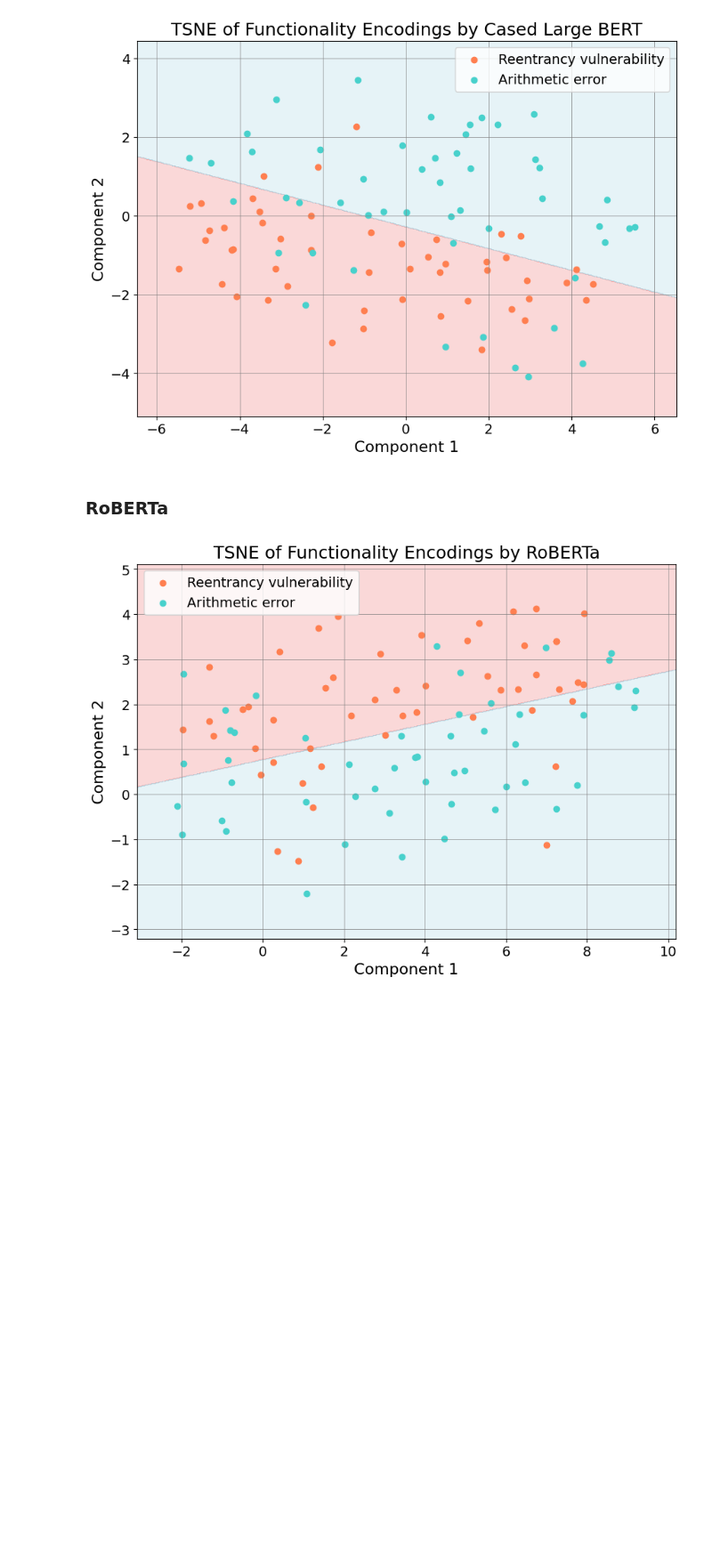
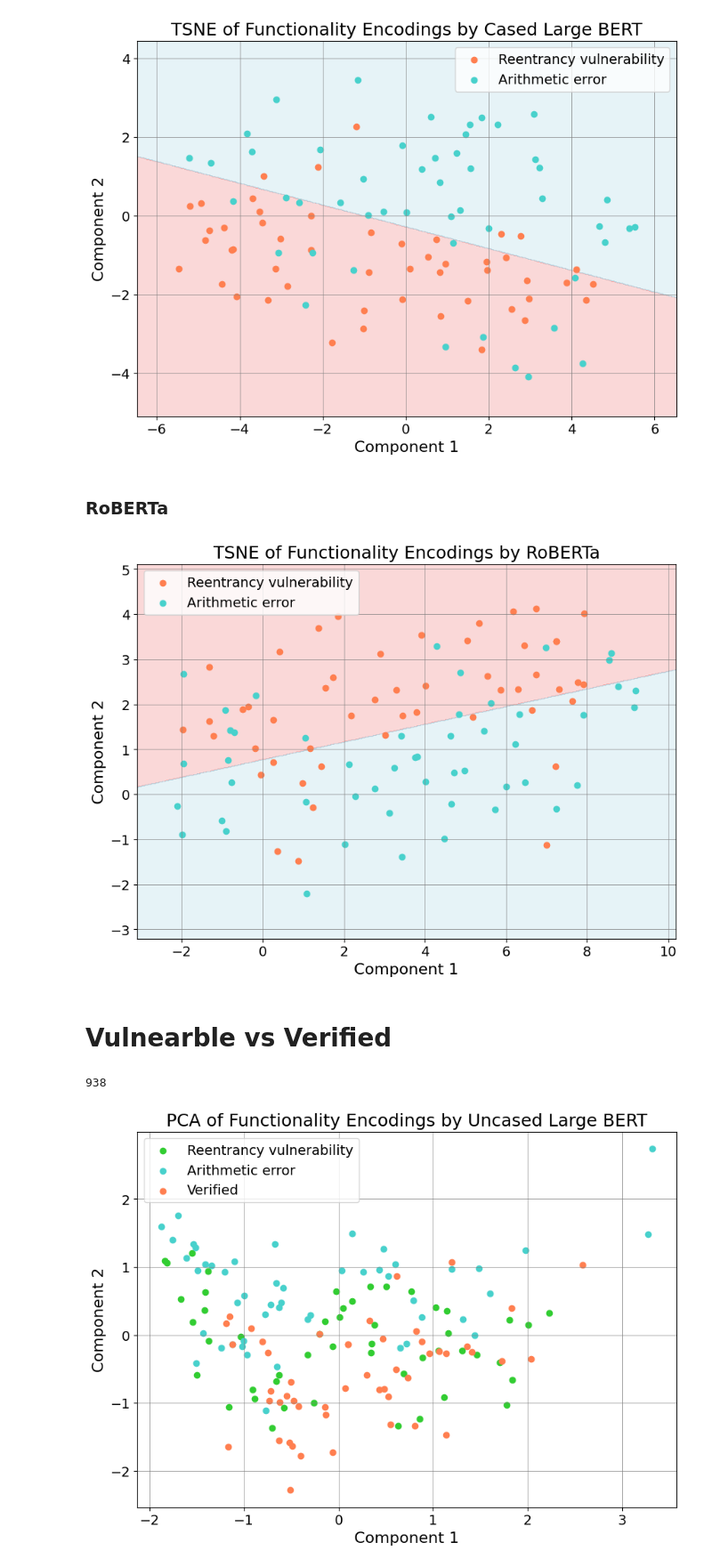
Before and after one commit to MSc-Smart-Contract-Auditing/data-lifecycle, a Jupyter notebook: data_analysis/enhanced-vulnerability-audits.ipynb, the cells around one changed output. Shown at 89% size. Drawn from its saved outputs; the diff is of its cells as text; code cells hidden in the pictures; blank space fills up the shorter version.

Commit message:
Clean up dataset and add comparison plots

```diff
--- a/data_analysis/enhanced-vulnerability-audits.ipynb
+++ b/data_analysis/enhanced-vulnerability-audits.ipynb
@@ -315,3 +298,49 @@ model = AutoModel.from_pretrained("FacebookAI/xlm-roberta-large")
 run_dim_reduction(combined_df, 'functionality', model, tokenizer, 'TSNE of Functionality Encodings by RoBERTa', 'tsne-functionality-roberta', Algo=TSNE)
 # %% [output]
 [figure]
+# %% [markdown]
+# Vulnearble vs Verified
+# %%
+verified_df = df[df['type'].str.contains('no vulnerability', case=False, na=False)]
+print(len(verified_df))
+# %% [output]
+938
+# %%
+combined_df = pd.concat([reentrancy_df.head(df_size), arithmetic_df.head(df_size), verified_df.head(df_size)])
+# %%
+def compare_embeddings(df, field, model, tokenizer, title, plotname, Algo=PCA, annotate=False):
+    queries = df[field]
+    encoded_queries = encode_queries(queries, model, tokenizer)
+
+    # Apply dimensionality reduction
+    algo_result = Algo(n_components=2).fit_transform(encoded_queries)
+
+    # Separate the results into two clusters
+    cluster_1 = algo_result[:df_size]
+    cluster_2 = algo_result[df_size:df_size*2]
+    cluster_v = algo_result[df_size*2:]
+
+    # Plot the clusters and decision boundary
+    plt.figure(figsize=(10, 7))
+    plt.scatter(cluster_1[:, 0], cluster_1[:, 1], c='limegreen', label='Reentrancy vulnerability')
+    plt.scatter(cluster_2[:, 0], cluster_2[:, 1], c='mediumturquoise', label='Arithmetic error')
+    plt.scatter(cluster_v[:, 0], cluster_v[:, 1], c='coral', label='Verified')
+
+    # Annotate points with query texts
+    if annotate:
+        for i, type in enumerate(df['type']):
+            plt.annotate(type, (algo_result[i, 0], algo_result[i, 1]))
+
+    plt.title(title)
+    plt.xlabel('Component 1')
+    plt.ylabel('Component 2')
+    plt.legend()
+    plt.grid(which="major", linestyle='-', linewidth='0.5', color='gray')
+    plotter.save_plot(plotname)
+# %%
+tokenizer = BertTokenizer.from_pretrained('bert-large-uncased')
+model = BertModel.from_pretrained('bert-large-uncased')
+
+compare_embeddings(combined_df, 'functionality', model, tokenizer, 'PCA of Functionality Encodings by Uncased Large BERT', 'pca-descriptions-bert-large-uncased-all')
+# %% [output]
+[figure, added]
```
Also changed, not shown: parts of 15 cells of this notebook, 21 other files.
